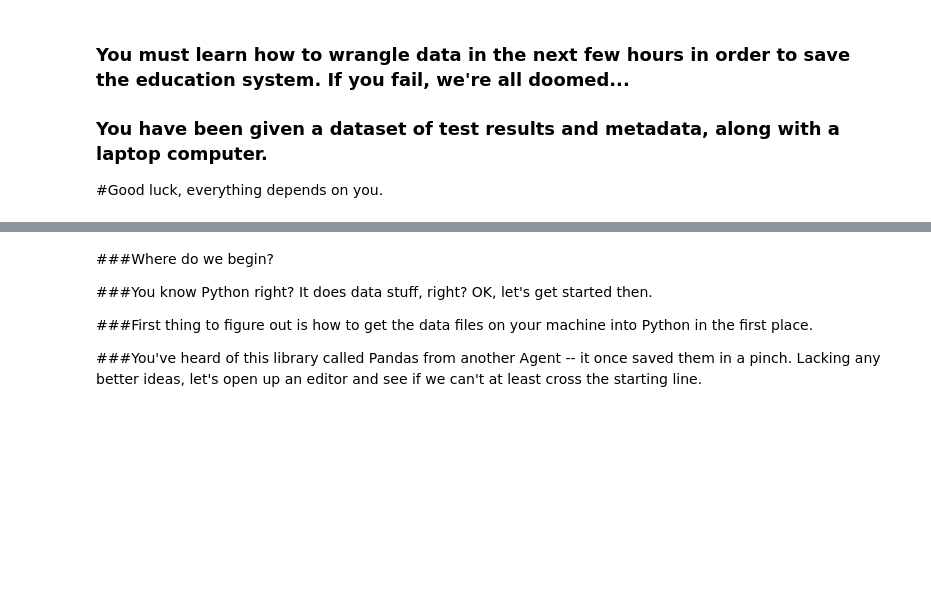
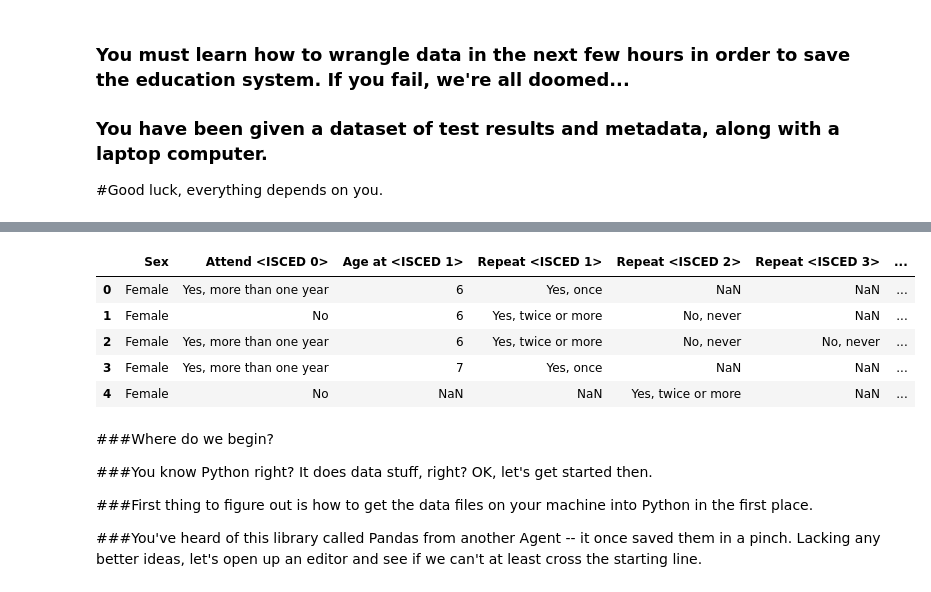
Before and after one commit to dsakagi/odsc-pisa, a Jupyter notebook: PISAMEX.ipynb, the cells around one changed output, grey strips where cells are left out. Cells and saved outputs as stored; diff of their text form; code cells hidden in the pictures; blank space fills up the shorter version.

Commit message:
Initial discussion of data

```diff
--- a/PISAMEX.ipynb
+++ b/PISAMEX.ipynb
@@ -29,3 +29,7 @@ An adventure through 15 dimensions of data wrangling, visualization and modeling
 
 
 #Good luck, everything depends on you.
+# %%
+import pandas as pd
+exam_data = pd.read_csv('data/PISA2009_Scored_Tests_MEX.csv')
+bio_data = pd.read_csv('data/PISA2009_Questionnaire_MEX.csv')
@@ -32,3 +52,13 @@ An adventure through 15 dimensions of data wrangling, visualization and modeling
+# %%
+bio_cols = bio_data.columns
+bio_data[bio_cols[10:20]].head()
+# %% [output]
+|  | Sex | Attend <ISCED 0> | Age at <ISCED 1> | Repeat <ISCED 1> | Repeat <ISCED 2> | Repeat <ISCED 3> | ... |
+| 0 | Female | Yes, more than one year | 6 | Yes, once | NaN | NaN | ... |
+| 1 | Female | No | 6 | Yes, twice or more | No, never | NaN | ... |
+| 2 | Female | Yes, more than one year | 6 | Yes, twice or more | No, never | No, never | ... |
+| 3 | Female | Yes, more than one year | 7 | Yes, once | NaN | NaN | ... |
+| 4 | Female | No | NaN | NaN | Yes, twice or more | NaN | ... |
 # %% [markdown]
 ###Where do we begin?
 
```
Also changed, not shown: parts of 5 cells of this notebook.
